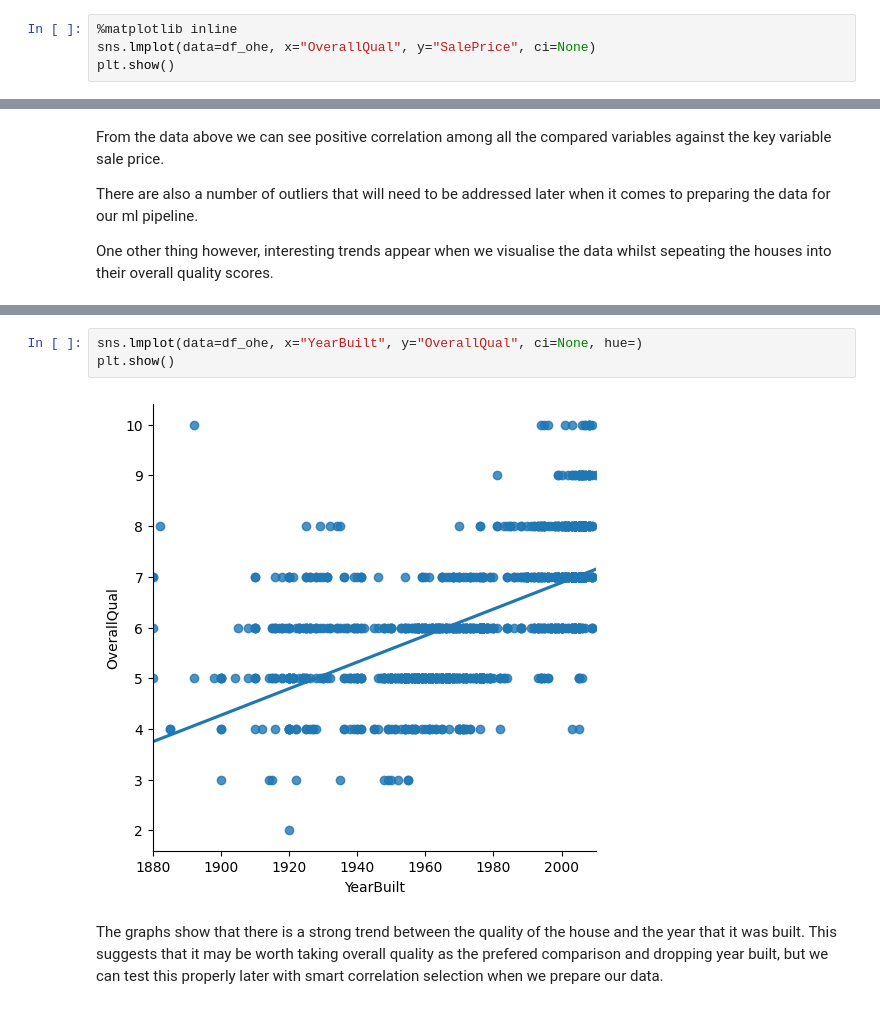
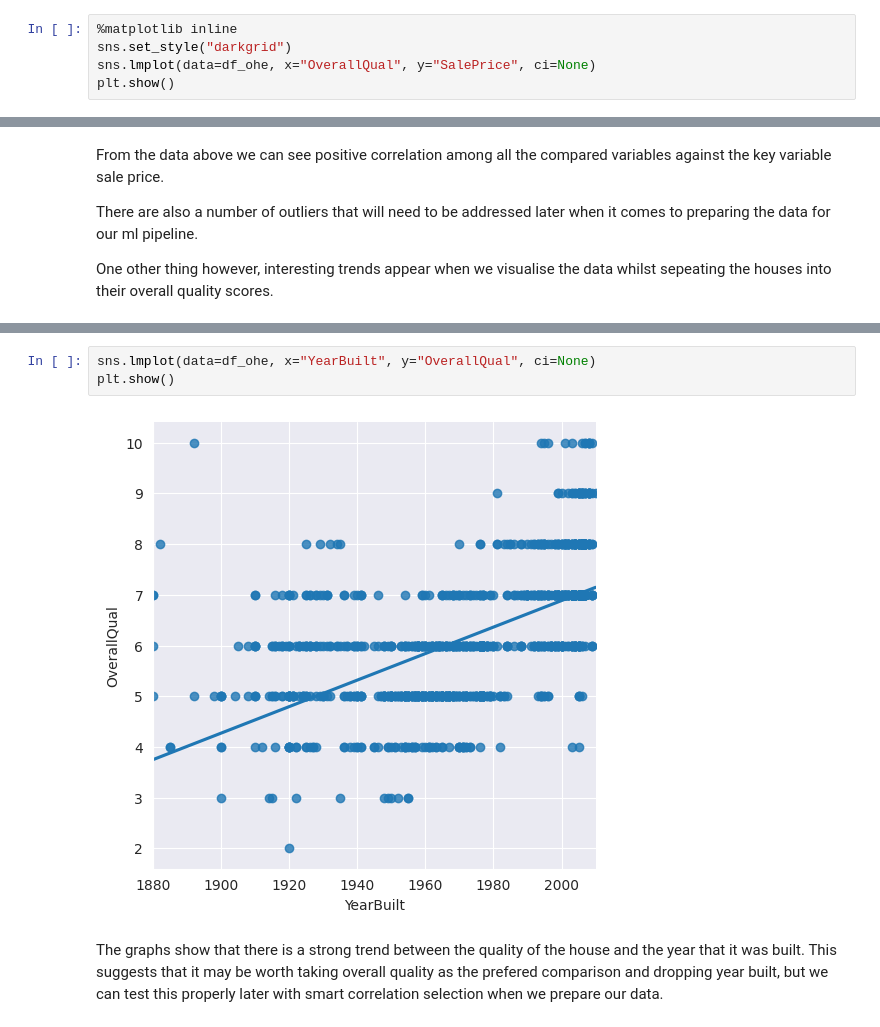
Before and after one commit to Samuel-Dainton/Heritage-Housing-Issues-P5, a Jupyter notebook: jupyter_notebooks/02 - Sale Price Study.ipynb, the cells around one changed output, grey strips where cells are left out. Cells and saved outputs as stored; diff of their text form.

Commit message:
Feat: Data Cleaning Notebook, added starting data cleaning steps and PPS analysis.

```diff
--- a/jupyter_notebooks/02 - Sale Price Study.ipynb
+++ b/jupyter_notebooks/02 - Sale Price Study.ipynb
@@ -151,6 +157,7 @@ import numpy as np
 import matplotlib.pyplot as plt
 # %%
 %matplotlib inline
+sns.set_style("darkgrid")
 sns.lmplot(data=df_ohe, x="OverallQual", y="SalePrice", ci=None)
 plt.show()
 # %% [output]
@@ -184,8 +191,8 @@ plt.show()
 # %%
-sns.lmplot(data=df_ohe, x="YearBuilt", y="OverallQual", ci=None, hue=)
+sns.lmplot(data=df_ohe, x="YearBuilt", y="OverallQual", ci=None)
 plt.show()
 # %% [output]
-[figure, old version]
+[figure, new version]
 # %% [markdown]
 The graphs show that there is a strong trend between the quality of the house and the year that it was built. This suggests that it may be worth taking overall quality as the prefered comparison and dropping year built, but we can test this properly later with smart correlation selection when we prepare our data.
 # %% [markdown]
```
Also changed, not shown: parts of 6 cells of this notebook, 1 other file.
